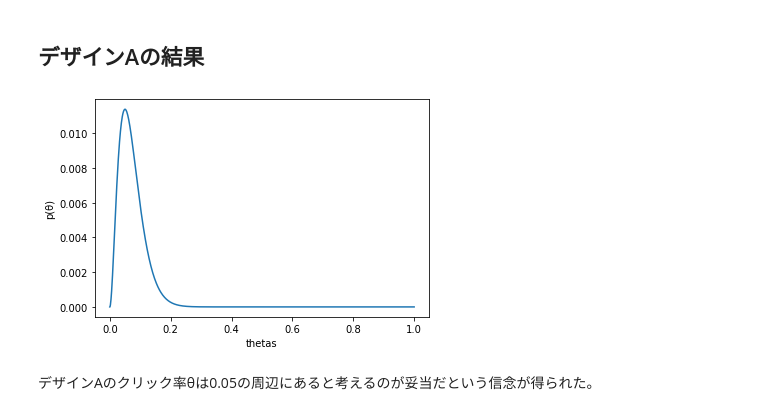
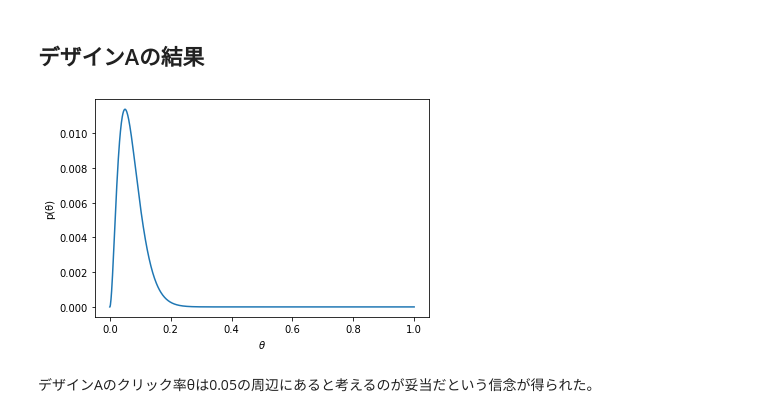
Before and after one commit to ikki02/Python, a Jupyter notebook: DataScience/web_optimization_ml/ベイズアップデート.ipynb, the cells around one changed output. Cells and saved outputs as stored; diff of their text form; code cells hidden in the pictures.

```diff
--- a/DataScience/web_optimization_ml/ベイズアップデート.ipynb
+++ b/DataScience/web_optimization_ml/ベイズアップデート.ipynb
@@ -82,17 +97,17 @@ noclicks = 38
 # %%
 # ベイズアップデートを実行する。
 # 単純に試行回数分（今回だとclicks + noclicks = 40）、ベイズの定理式であるposterior（）を処理すればよい。
 p = np.array([1 / len(thetas) for theta in thetas])
 for _ in range(clicks):
     p = posterior(1, p)
 for _ in range(noclicks):
     p = posterior(0, p)
 plt.plot(thetas, p)
-plt.xlabel('thetas')
+plt.xlabel(r'$\theta$')
 plt.ylabel('p(θ)')
 plt.show()
 # %% [output]
-[figure, old version]
+[figure, new version]
 # %% [markdown]
 デザインAのクリック率θは0.05の周辺にあると考えるのが妥当だという信念が得られた。
 # %% [markdown]
```
Also changed, not shown: parts of 22 cells of this notebook.
